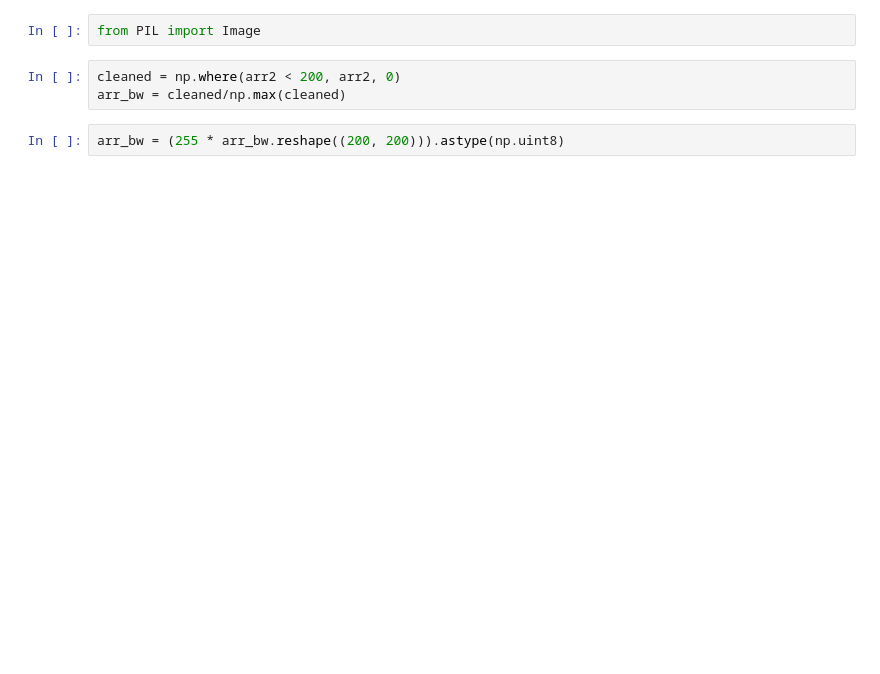
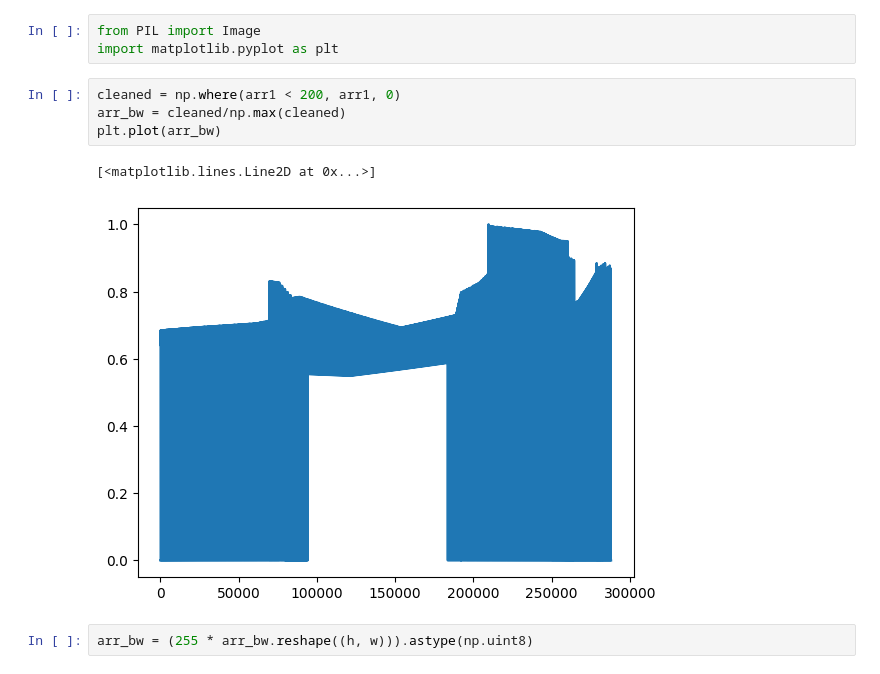
Before and after one commit to chas-card/relativistic-raytracer, a Jupyter notebook: testIntersect.ipynb, the cells around one changed output. Drawn from its saved outputs; the diff is of its cells as text; blank space fills up the shorter version.

```diff
--- a/testIntersect.ipynb
+++ b/testIntersect.ipynb
@@ -78,11 +59,16 @@ time2: 18.4375
 2.220446049250313e-16
 # %%
 from PIL import Image
+import matplotlib.pyplot as plt
 # %%
-cleaned = np.where(arr2 < 200, arr2, 0)
+cleaned = np.where(arr1 < 200, arr1, 0)
 arr_bw = cleaned/np.max(cleaned)
+plt.plot(arr_bw)
+# %% [output]
+[<matplotlib.lines.Line2D at 0x...>]
+[figure, added]
 # %%
-arr_bw = (255 * arr_bw.reshape((200, 200))).astype(np.uint8)
+arr_bw = (255 * arr_bw.reshape((h, w))).astype(np.uint8)
 # %%
 bw_image = Image.fromarray(arr_bw, "L")
 display(bw_image)
```
Also changed, not shown: parts of 4 cells of this notebook, 6 other files.
